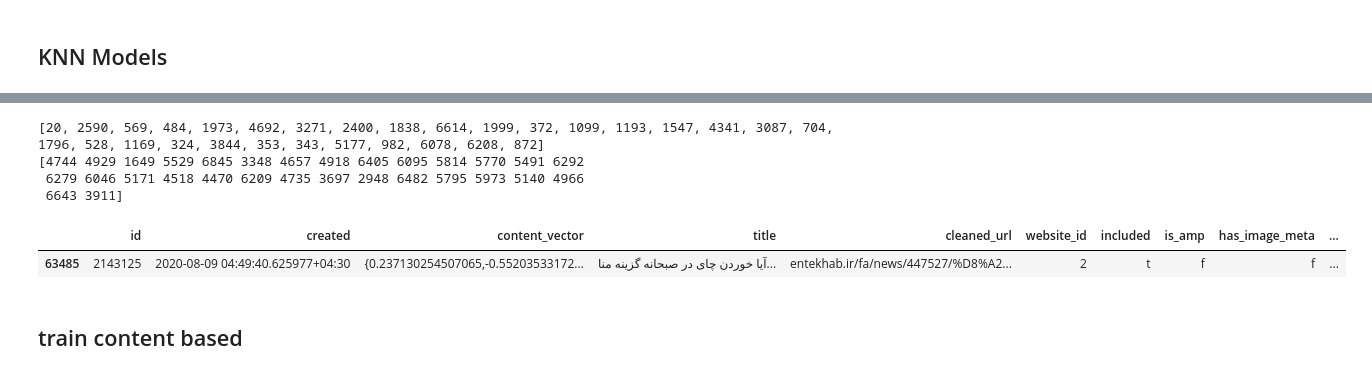
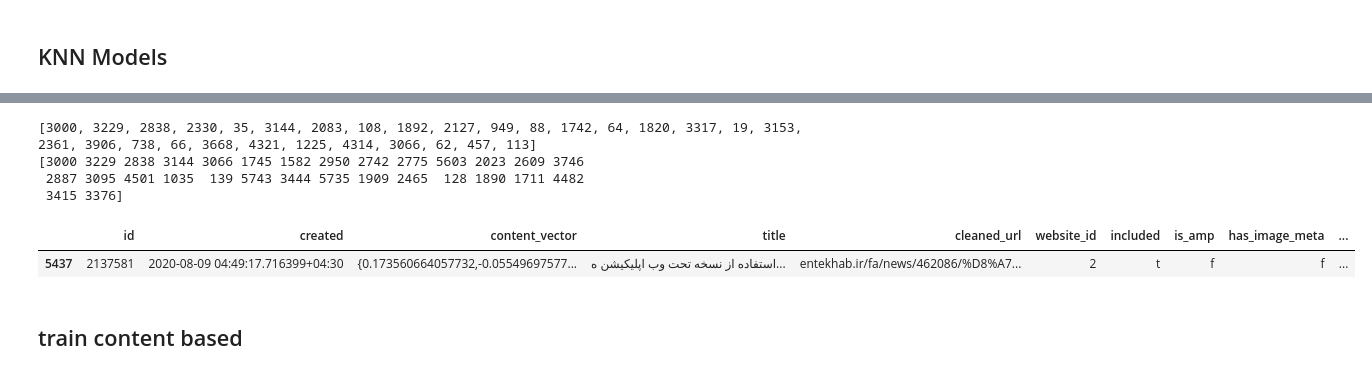
Before and after one commit to ae1999/Yekranet-Recommender-system-offline-evaluation, a Jupyter notebook: entekhab.ipynb, the cells around one changed output, grey strips where cells are left out. Saved outputs shown, nothing was run; the diff lists cells and outputs as text; code cells hidden in the pictures.

```diff
--- a/entekhab.ipynb
+++ b/entekhab.ipynb
@@ -346,22 +348,22 @@ ball_tree time: 1.281749963760376
 # %%
-print(annoy_indices_CF[20])
-print(knn_indices_brute[4744])
+print(annoy_indices_CF[3000])
+print(knn_indices_brute[3000])
 # %% [output]
-[20, 2590, 569, 484, 1973, 4692, 3271, 2400, 1838, 6614, 1999, 372, 1099, 1193, 1547, 4341, 3087, 704, 1796, 528, 1169, 324, 3844, 353, 343, 5177, 982, 6078, 6208, 872]
-[4744 4929 1649 5529 6845 3348 4657 4918 6405 6095 5814 5770 5491 6292
- 6279 6046 5171 4518 4470 6209 4735 3697 2948 6482 5795 5973 5140 4966
- 6643 3911]
+[3000, 3229, 2838, 2330, 35, 3144, 2083, 108, 1892, 2127, 949, 88, 1742, 64, 1820, 3317, 19, 3153, 2361, 3906, 738, 66, 3668, 4321, 1225, 4314, 3066, 62, 457, 113]
+[3000 3229 2838 3144 3066 1745 1582 2950 2742 2775 5603 2023 2609 3746
+ 2887 3095 4501 1035  139 5743 3444 5735 1909 2465  128 1890 1711 4482
+ 3415 3376]
 # %%
 item_indexer1 = \
 AppendIndexer.load('./entekhab.ir/alisResult/ali_item_indexer_factorized.indexer')
 # %%
-chetor_content[chetor_content['id'] == int(item_indexer1.reverse_get(569))]
+entekhab[entekhab['id'] == int(item_indexer1.reverse_get(2838))]
 # chetor_content[chetor_content['id'] == int(item_indexer1.reverse_get(3357))]
 # chetor_content[chetor_content['id'] == int(item_indexer1.reverse_get(1364))]
 # chetor_content[chetor_content['id'] == int(item_indexer1.reverse_get(800))]
 # %% [output]
 |  | id | created | content_vector | title | cleaned_url | website_id | included | is_amp | has_image_meta | ... |
-| 63485 | 2143125 | 2020-08-09 04:49:40.625977+04:30 | {0.237130254507065,-0.55203533172... | آیا خوردن چای در صبحانه گزینه منا... | entekhab.ir/fa/news/447527/%D8%A2... | 2 | t | f | f | ... |
+| 5437 | 2137581 | 2020-08-09 04:49:17.716399+04:30 | {0.173560664057732,-0.05549697577... | استفاده از نسخه تحت وب اپلیکیشن ه... | entekhab.ir/fa/news/462086/%D8%A7... | 2 | t | f | f | ... |
 # %% [markdown]
 ## train content based
 # %%
```
Also changed, not shown: parts of 19 cells of this notebook, 2 other files.
